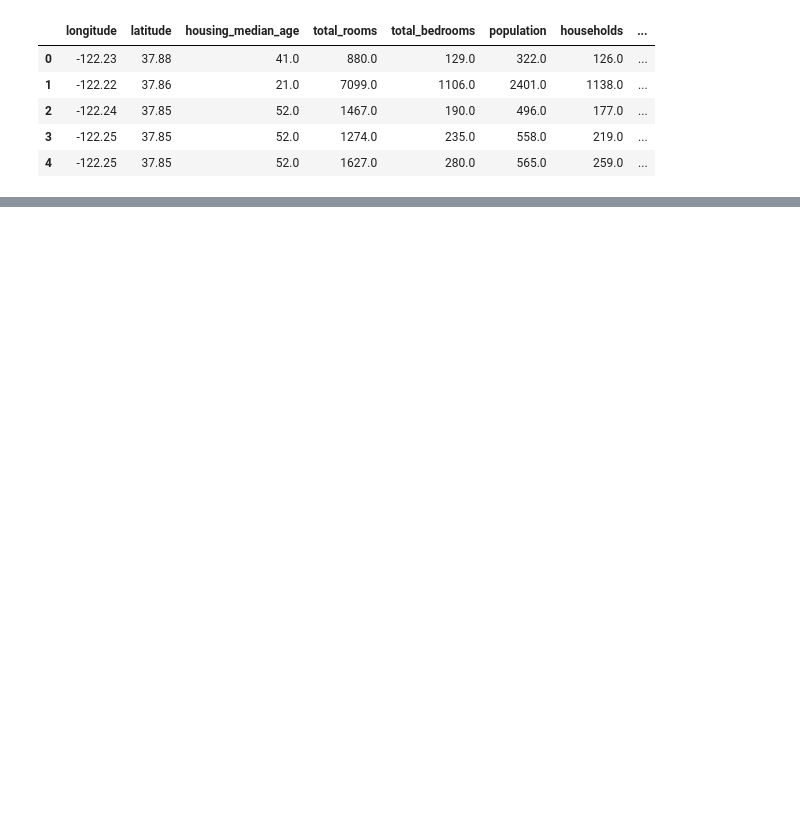
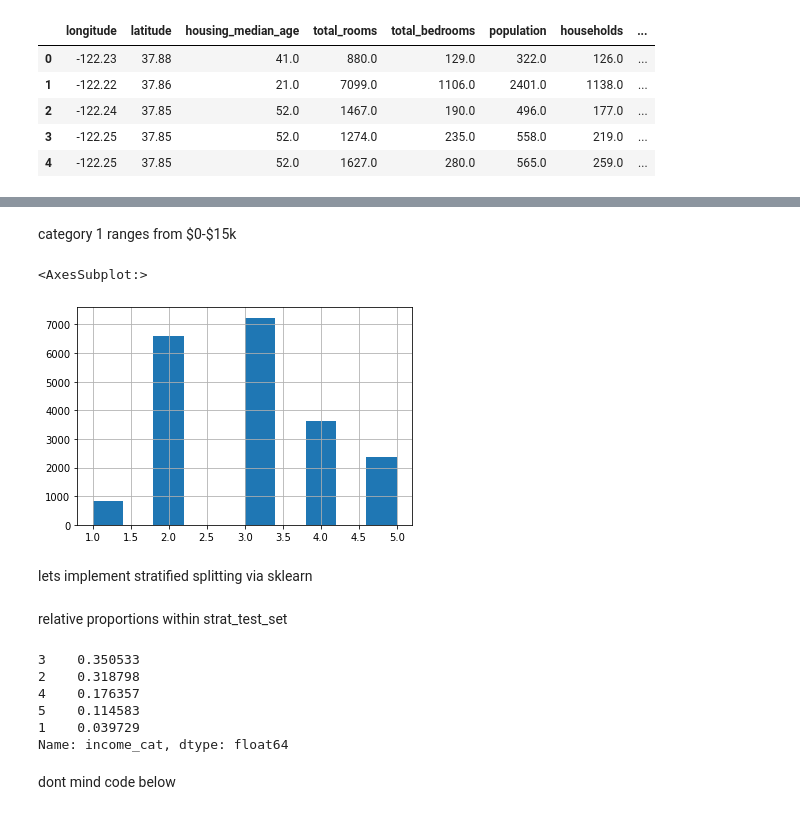
Before and after one commit to phelps-matthew/Coding-Exercises, a Jupyter notebook: ml/geron/02-End_to_end_ML_Project.ipynb, the cells around one changed output, grey strips where cells are left out. Drawn from its saved outputs; the diff is of its cells as text; code cells hidden in the pictures; blank space fills up the shorter version.

```diff
--- a/ml/geron/02-End_to_end_ML_Project.ipynb
+++ b/ml/geron/02-End_to_end_ML_Project.ipynb
@@ -42,0 +215,9 @@ housing.head()
+# %% [markdown]
+category 1 ranges from \$0-\$15k
+# %%
+housing["income_cat"].hist()
+# %% [output]
+<AxesSubplot:>
+[figure, added]
+# %% [markdown]
+lets implement stratified splitting via sklearn
@@ -42,0 +231,13 @@ housing.head()
+# %% [markdown]
+relative proportions within strat_test_set
+# %%
+strat_test_set["income_cat"].value_counts() / len(strat_test_set)
+# %% [output]
+3    0.350533
+2    0.318798
+4    0.176357
+5    0.114583
+1    0.039729
+Name: income_cat, dtype: float64
+# %% [markdown]
+dont mind code below
```
Also changed, not shown: parts of 45 cells of this notebook.
